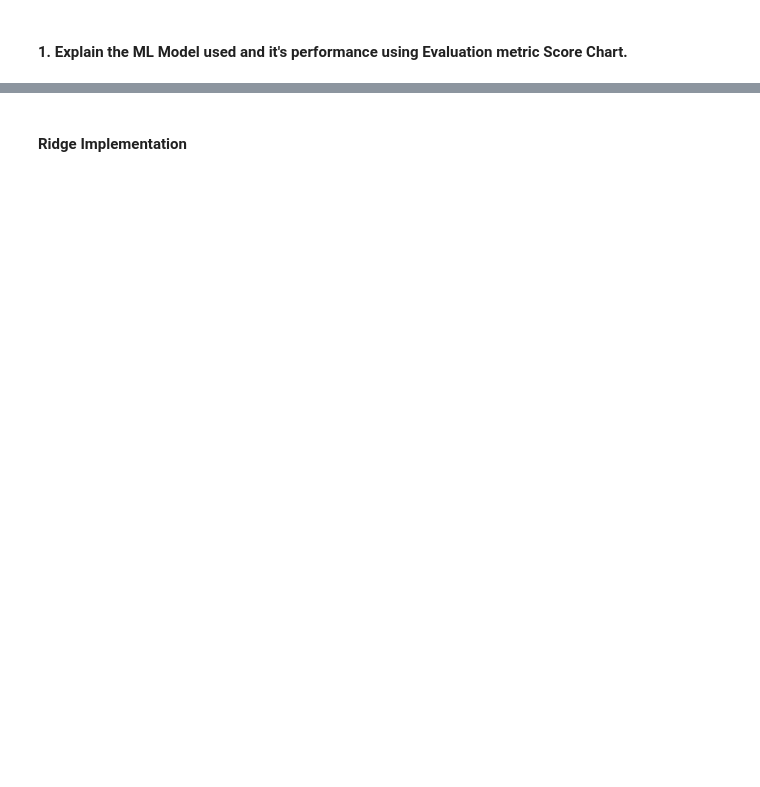
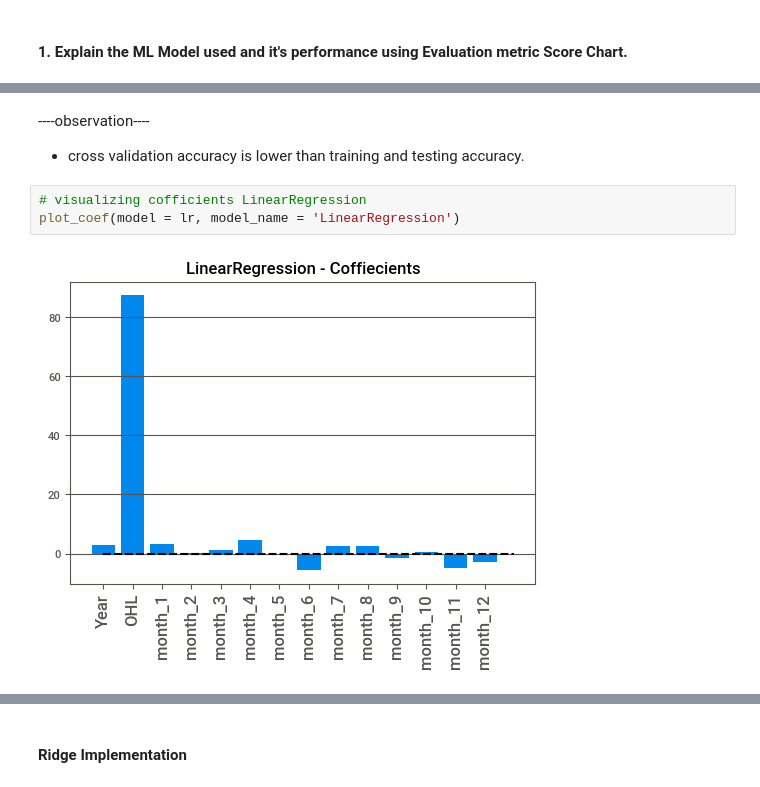
Before and after one commit to kuldeep-sngh/Yes-Bank-Stock-Closing-Price-Prediction, a Jupyter notebook: working_colab_Yes_Bank_Stock_Closing_Price_Prediction.ipynb, the cells around one changed output, grey strips where cells are left out. Saved outputs shown, nothing was run; the diff lists cells and outputs as text; blank space fills up the shorter version.

```diff
--- a/working_colab_Yes_Bank_Stock_Closing_Price_Prediction.ipynb
+++ b/working_colab_Yes_Bank_Stock_Closing_Price_Prediction.ipynb
@@ -1306,0 +1333,8 @@ plt.show()
+# %% [markdown]
+----observation----
+* cross validation accuracy is lower than training and testing accuracy.
+# %%
+# visualizing cofficients LinearRegression
+plot_coef(model = lr, model_name = 'LinearRegression')
+# %% [output]
+[figure, added]
```
Also changed, not shown: parts of 48 cells of this notebook.
